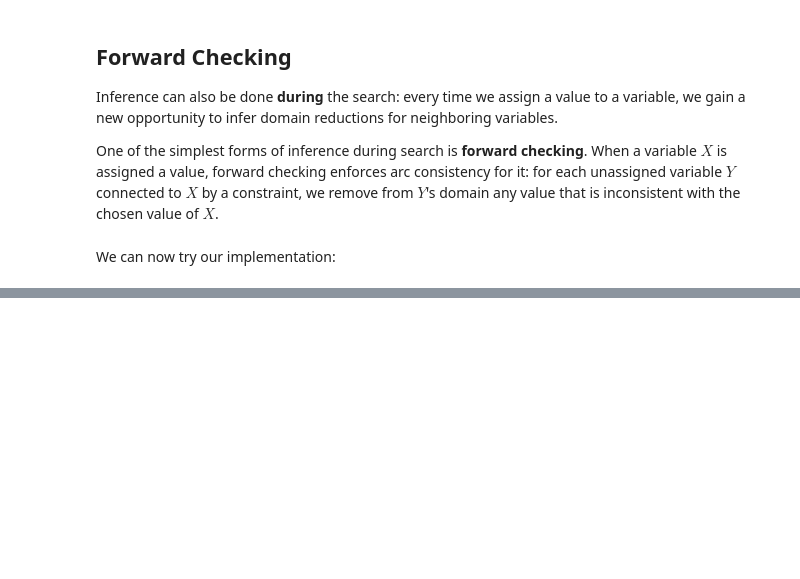
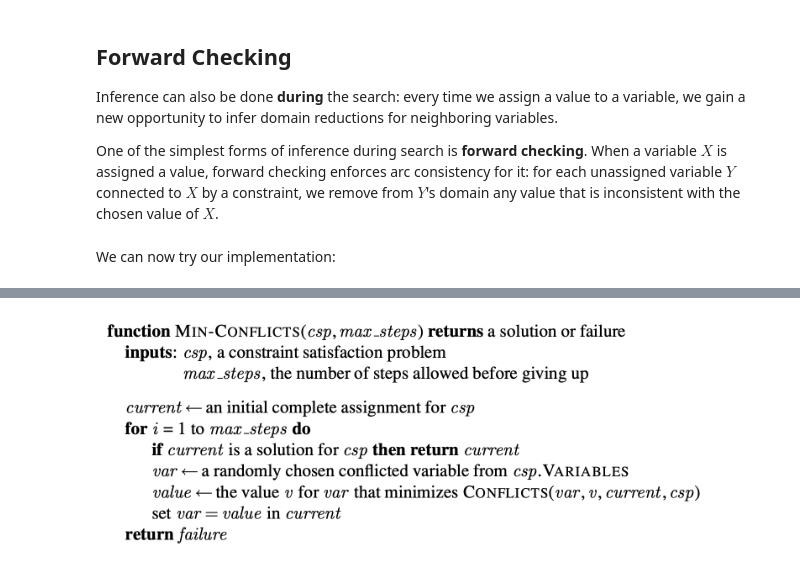
Before and after one commit to sisinflab/Agent-Based-Artificial-Intelligence-24-25, a Jupyter notebook: notebook/constraint_sadisfaction_problem.ipynb, the cells around one changed output, grey strips where cells are left out. Saved outputs shown, nothing was run; the diff lists cells and outputs as text; code cells hidden in the pictures; blank space fills up the shorter version.

```diff
--- a/notebook/constraint_sadisfaction_problem.ipynb
+++ b/notebook/constraint_sadisfaction_problem.ipynb
@@ -448,0 +475,5 @@ New domain: ['red']
+# %%
+from IPython.display import Image
+Image(filename='images/min_conflict.png')
+# %% [output]
+[figure, added]
```
Also changed, not shown: parts of 8 cells of this notebook, 10 other files.
